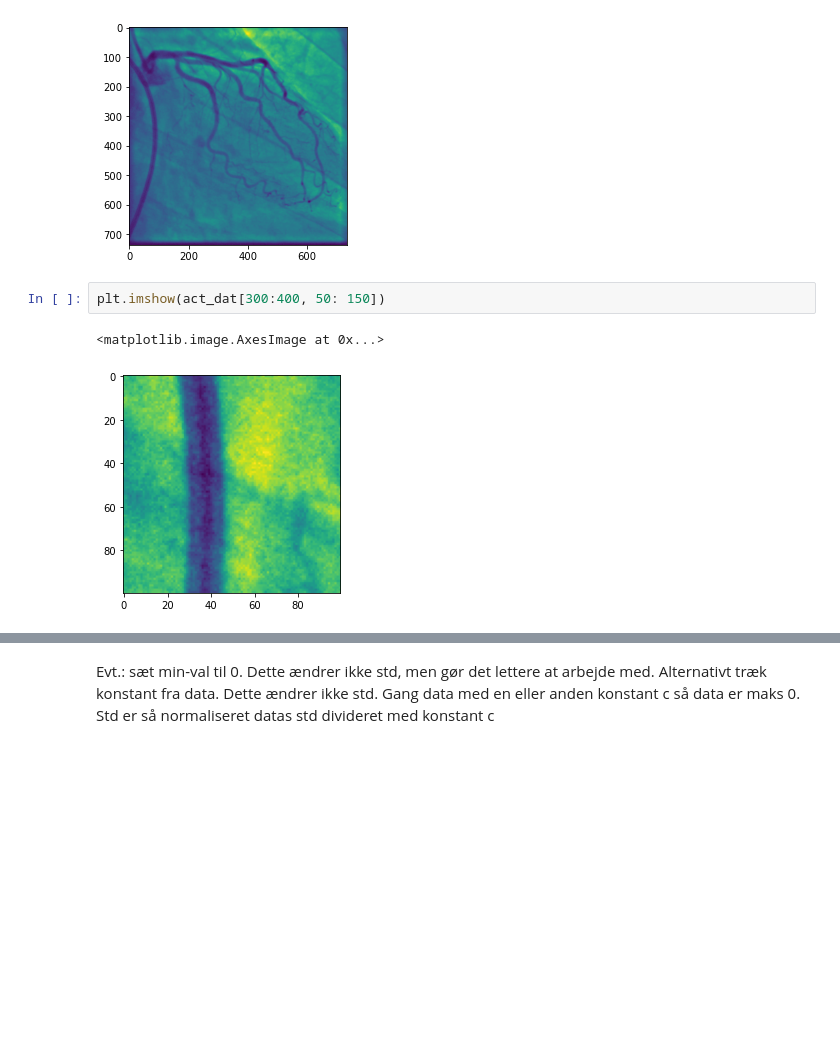
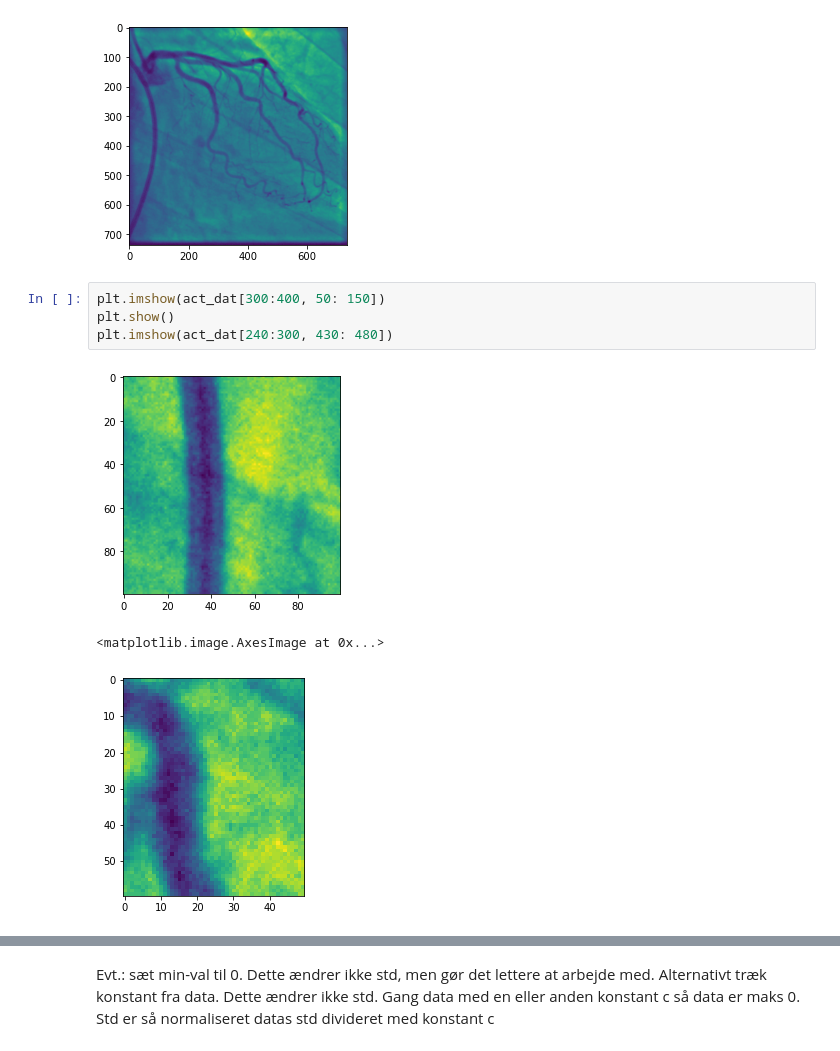
Before and after one commit to Nugni/Bachelor_rep_angiograms, a Jupyter notebook: src/testSpreadFunc.ipynb, the cells around one changed output, grey strips where cells are left out. Drawn from its saved outputs; the diff is of its cells as text; blank space fills up the shorter version.

```diff
--- a/src/testSpreadFunc.ipynb
+++ b/src/testSpreadFunc.ipynb
@@ -41,8 +41,11 @@ plt.imshow(act_dat)
 [figure]
 # %%
 plt.imshow(act_dat[300:400, 50: 150])
+plt.show()
+plt.imshow(act_dat[240:300, 430: 480])
 # %% [output]
+[figure]
 <matplotlib.image.AxesImage at 0x...>
-[figure]
+[figure, added]
 # %%
 plt.imshow(act_dat[335:340, 85: 110])
```
Also changed, not shown: parts of 8 cells of this notebook.
